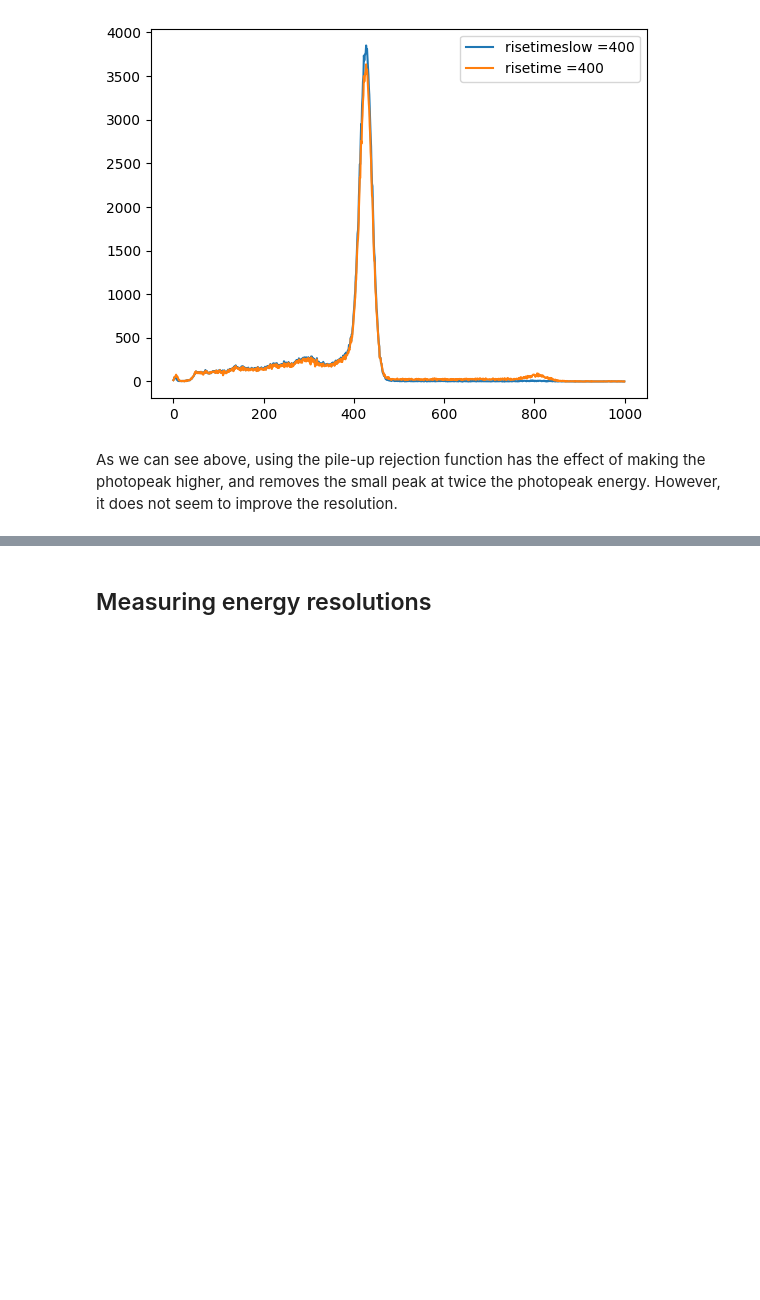
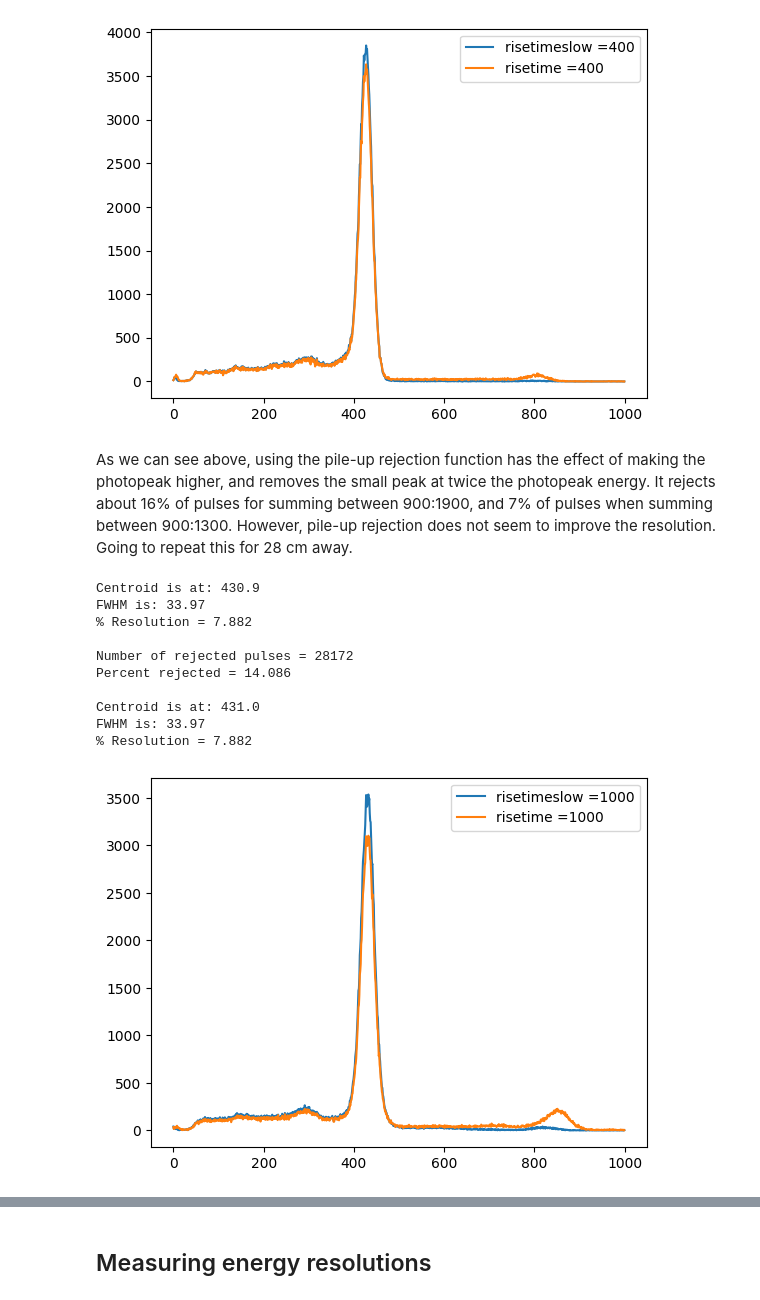
Before and after one commit to UCB-NE-204-2022/Devin_Thatcher_NE204, a Jupyter notebook: Lab2/Jupyter/NE204Lab2.ipynb, the cells around one changed output, grey strips where cells are left out. Saved outputs shown, nothing was run; the diff lists cells and outputs as text; code cells hidden in the pictures; blank space fills up the shorter version.

Commit message:
pileup rejection, includes 28 cm away

```diff
--- a/Lab2/Jupyter/NE204Lab2.ipynb
+++ b/Lab2/Jupyter/NE204Lab2.ipynb
@@ -393,4 +393,48 @@ FWHM is: 32.08
 % Resolution = 7.511
 [figure]
 # %% [markdown]
-As we can see above, using the pile-up rejection function has the effect of making the photopeak higher, and removes the small peak at twice the photopeak energy. However, it does not seem to improve the resolution.
+As we can see above, using the pile-up rejection function has the effect of making the photopeak higher, and removes the small peak at twice the photopeak energy. It rejects about 16% of pulses for summing between 900:1900, and 7% of pulses when summing between 900:1300. However, pile-up rejection does not seem to improve the resolution. Going to repeat this for 28 cm away.
+# %%
+filelocation = r"C:\Users\devth\Documents\NE204Offline\Inorganic\NaI_Cs137_28cm_30.h5"
+risetimefast = 100
+risetimeslow = 1000
+events = 200000
+
+spectra, rejectedpulses = CreateSpectra_reject(filelocation, events, preTrgrDly, risetimefast, risetimeslow)
+hist, bins = np.histogram(spectra, bins = 1000, range = (0, 200000))
+plt.plot(range(np.size(hist)), hist, label="risetimeslow =" + str(risetimeslow))
+Xranges, coefficients, numberofpeaks, FWHMs = PeakInfo(hist, peakdistance, prominencefactor)
+for i in range(numberofpeaks):
+    #plt.plot(Xranges[i], Gaussian(Xranges[i], *coefficients[i]), label="peak " + str(i+1))
+    print("Centroid is at: " + str(coefficients[i][1])[:5])
+    print("FWHM is: " + str(2.35*coefficients[i][2])[:5])
+    print("% Resolution = " + str(100*2.35*coefficients[i][2]/coefficients[i][1])[:5] + "\n")
+print("Number of rejected pulses = " + str(rejectedpulses))
+print("Percent rejected = " + str(100*rejectedpulses/events) + "\n")
+
+risetime = 1000
+
+spectra = CreateSpectra(filelocation, events, preTrgrDly, risetime)
+hist, bins = np.histogram(spectra, bins = 1000, range = (0, 200000))
+plt.plot(range(np.size(hist)), hist, label="risetime =" + str(risetime))
+Xranges, coefficients, numberofpeaks, FWHMs = PeakInfo(hist, peakdistance, prominencefactor)
+for i in range(numberofpeaks):
+    #plt.plot(Xranges[i], Gaussian(Xranges[i], *coefficients[i]), label="peak " + str(i+1))
+    print("Centroid is at: " + str(coefficients[i][1])[:5])
+    print("FWHM is: " + str(2.35*coefficients[i][2])[:5])
+    print("% Resolution = " + str(100*2.35*coefficients[i][2]/coefficients[i][1])[:5] + "\n")
+
+plt.legend(loc='upper right')
+plt.show()
+# %% [output]
+Centroid is at: 430.9
+FWHM is: 33.97
+% Resolution = 7.882
+
+Number of rejected pulses = 28172
+Percent rejected = 14.086
+
+Centroid is at: 431.0
+FWHM is: 33.97
+% Resolution = 7.882
+[figure, added]
```
Also changed, not shown: parts of 1 cell of this notebook.
